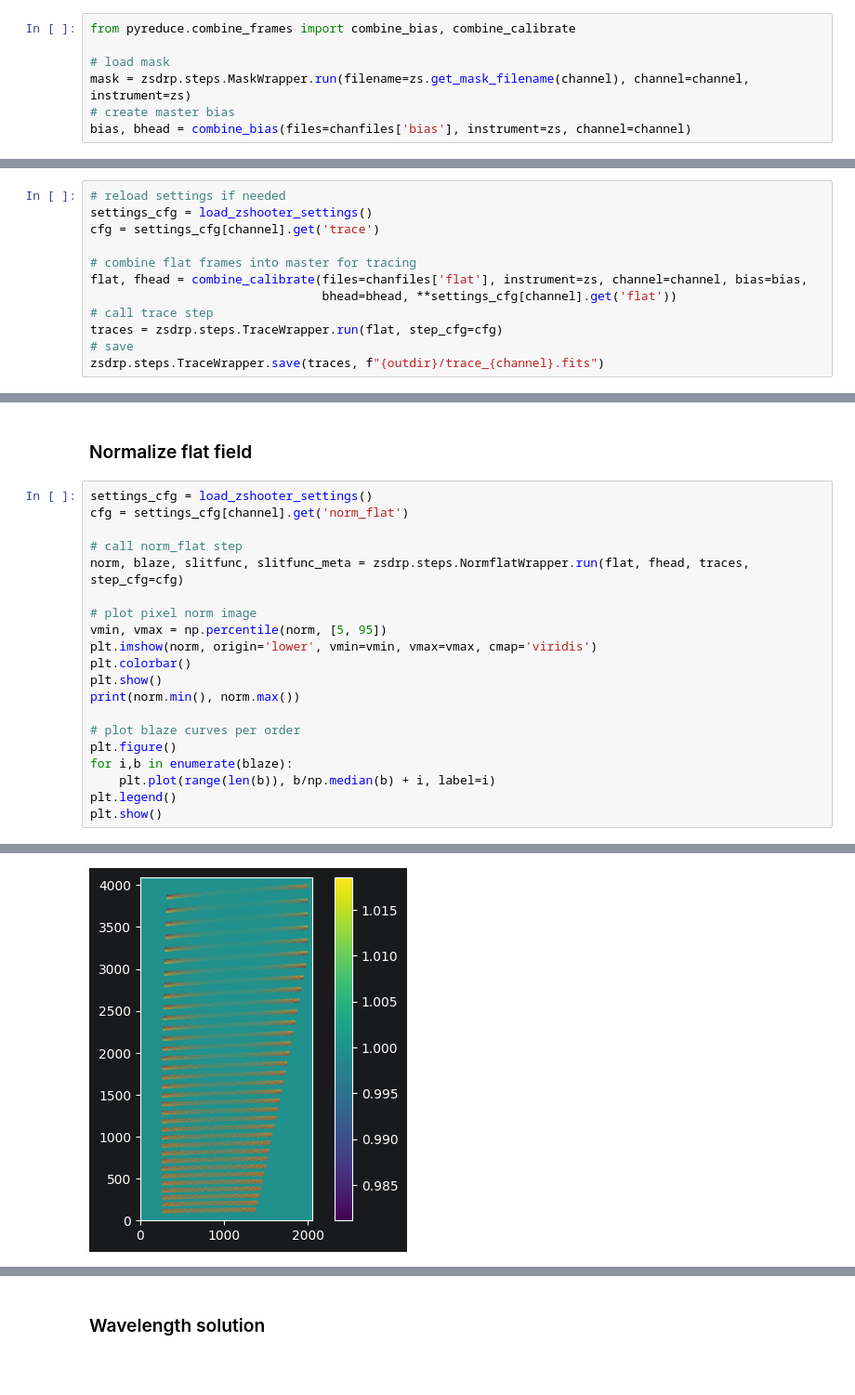
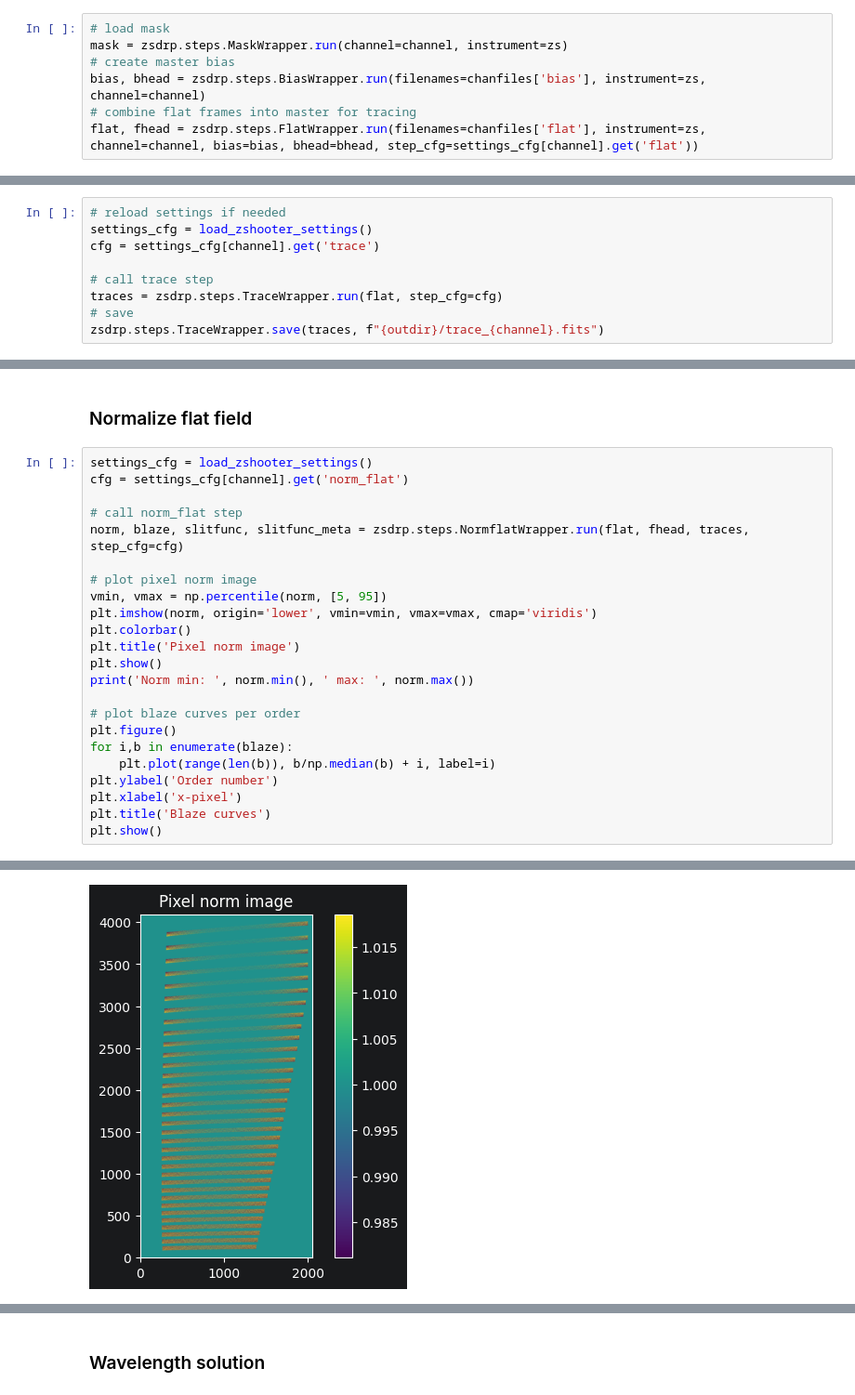
Before and after one commit to CaltechOpticalObservatories/zshooter-drp, a Jupyter notebook: notebooks/extraction_demo.ipynb, the cells around one changed output, grey strips where cells are left out. Shown at 93% size. Cells and saved outputs as stored; diff of their text form; blank space fills up the shorter version.

Commit message:
added bias and flat wrappers, loader methods wherever missing, cleanup refactor and corresponding notebook updates

```diff
--- a/notebooks/extraction_demo.ipynb
+++ b/notebooks/extraction_demo.ipynb
@@ -130,10 +124,10 @@ Preproc of other image types is handled by `combine_calibrate`. It corrects them
 # %%
-from pyreduce.combine_frames import combine_bias, combine_calibrate
-
 # load mask
-mask = zsdrp.steps.MaskWrapper.run(filename=zs.get_mask_filename(channel), channel=channel, instrument=zs)
+mask = zsdrp.steps.MaskWrapper.run(channel=channel, instrument=zs)
 # create master bias
-bias, bhead = combine_bias(files=chanfiles['bias'], instrument=zs, channel=channel)
+bias, bhead = zsdrp.steps.BiasWrapper.run(filenames=chanfiles['bias'], instrument=zs, channel=channel)
+# combine flat frames into master for tracing
+flat, fhead = zsdrp.steps.FlatWrapper.run(filenames=chanfiles['flat'], instrument=zs, channel=channel, bias=bias, bhead=bhead, step_cfg=settings_cfg[channel].get('flat'))
 # %% [markdown]
 ### Trace orders
 
@@ -144,9 +138,6 @@ kwargs correctly.
 settings_cfg = load_zshooter_settings()
 cfg = settings_cfg[channel].get('trace')
 
-# combine flat frames into master for tracing
-flat, fhead = combine_calibrate(files=chanfiles['flat'], instrument=zs, channel=channel, bias=bias,
-                                bhead=bhead, **settings_cfg[channel].get('flat'))
 # call trace step
 traces = zsdrp.steps.TraceWrapper.run(flat, step_cfg=cfg)
 # save
@@ -176,23 +169,26 @@ Curvature parameters: {'mode': '2D', 'fit_degree': [3, 3], 'curve_degree': 1, 'c
 # %%
 settings_cfg = load_zshooter_settings()
 cfg = settings_cfg[channel].get('norm_flat')
 
 # call norm_flat step
 norm, blaze, slitfunc, slitfunc_meta = zsdrp.steps.NormflatWrapper.run(flat, fhead, traces, step_cfg=cfg)
 
 # plot pixel norm image
 vmin, vmax = np.percentile(norm, [5, 95])
 plt.imshow(norm, origin='lower', vmin=vmin, vmax=vmax, cmap='viridis')
 plt.colorbar()
+plt.title('Pixel norm image')
 plt.show()
-print(norm.min(), norm.max())
+print('Norm min: ', norm.min(), ' max: ', norm.max())
 
 # plot blaze curves per order
 plt.figure()
 for i,b in enumerate(blaze):
     plt.plot(range(len(b)), b/np.median(b) + i, label=i)
-plt.legend()
+plt.ylabel('Order number')
+plt.xlabel('x-pixel')
+plt.title('Blaze curves')
 plt.show()
 # %% [output]
 Normflat parameters: {'extraction_method': 'normalize', 'lambda_sf': 4, 'lambda_sp': 0, 'osample': 10, 'maxiter': 20, 'swath_width': 200, 'extraction_height': 50, 'threshold': 50, 'threshold_lower': 0 ...
-[figure, old version]
+[figure, new version]
```
Also changed, not shown: parts of 12 cells of this notebook, 2 other files.
